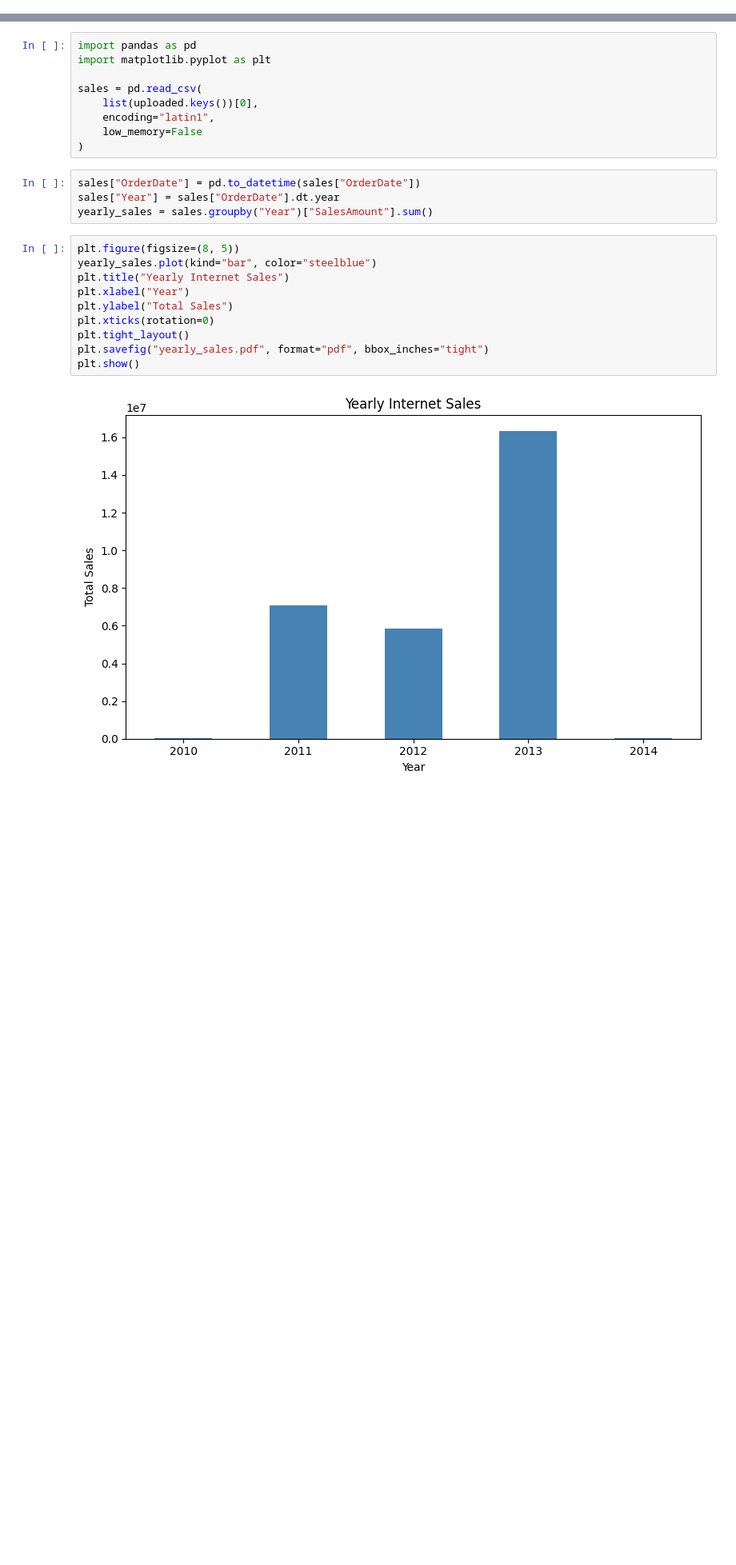
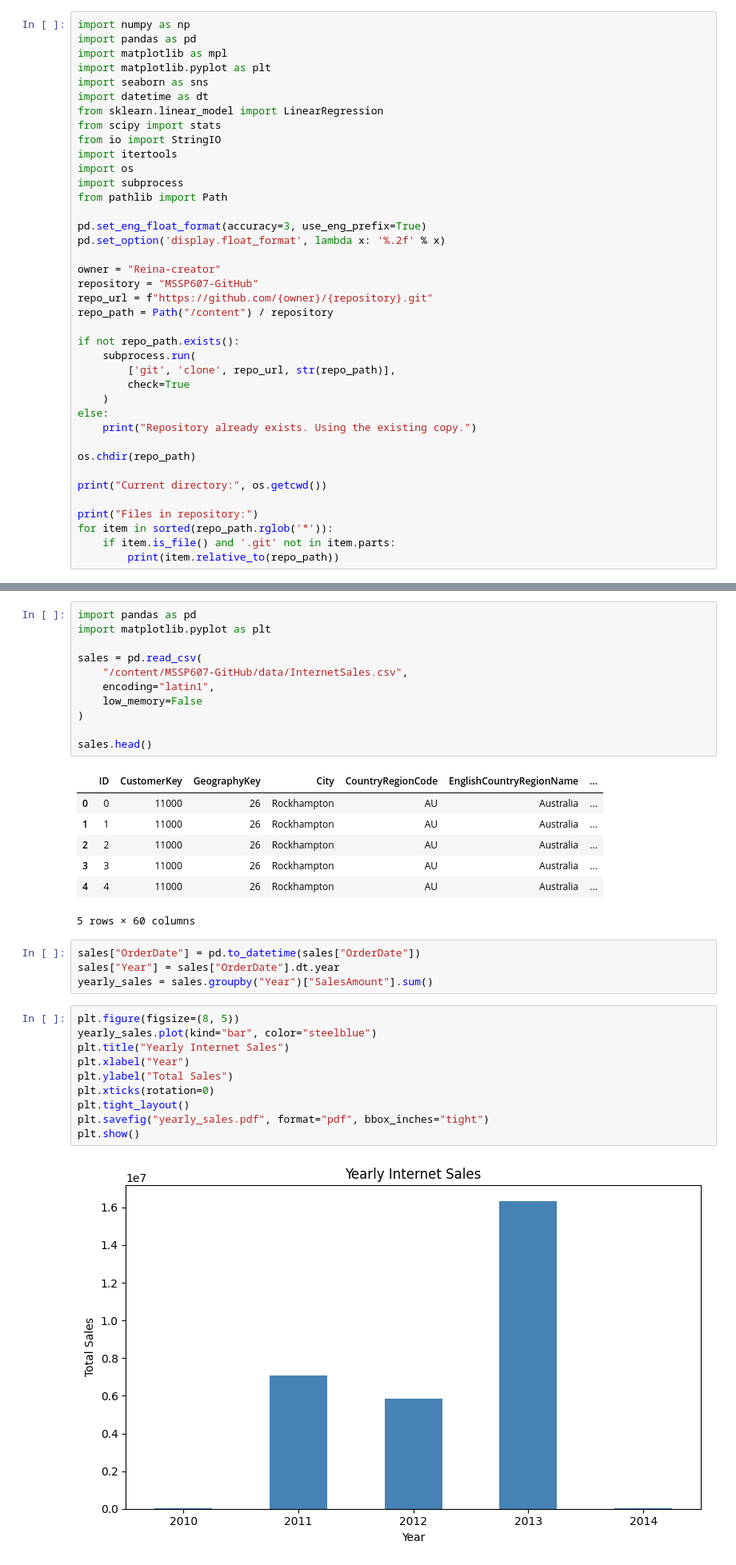
Before and after one commit to Reina-creator/MSSP607-GitHub, a Jupyter notebook: WeeklyModules/Week07/Week7Assignment.ipynb, the cells around one changed output, grey strips where cells are left out. Shown at 80% size. Saved outputs shown, nothing was run; the diff lists cells and outputs as text; blank space fills up the shorter version.

```diff
--- a/WeeklyModules/Week07/Week7Assignment.ipynb
+++ b/WeeklyModules/Week07/Week7Assignment.ipynb
@@ -9,0 +3,39 @@ Saving InternetSales.csv to InternetSales.csv
+# %%
+import numpy as np
+import pandas as pd
+import matplotlib as mpl
+import matplotlib.pyplot as plt
+import seaborn as sns
+import datetime as dt
+from sklearn.linear_model import LinearRegression
+from scipy import stats
+from io import StringIO
+import itertools
+import os
+import subprocess
+from pathlib import Path
+
+pd.set_eng_float_format(accuracy=3, use_eng_prefix=True)
+pd.set_option('display.float_format', lambda x: '%.2f' % x)
+
+owner = "Reina-creator"
+repository = "MSSP607-GitHub"
+repo_url = f"https://github.com/{owner}/{repository}.git"
+repo_path = Path("/content") / repository
+
+if not repo_path.exists():
+    subprocess.run(
+        ['git', 'clone', repo_url, str(repo_path)],
+        check=True
+    )
+else:
+    print("Repository already exists. Using the existing copy.")
+
+os.chdir(repo_path)
+
+print("Current directory:", os.getcwd())
+
+print("Files in repository:")
+for item in sorted(repo_path.rglob('*')):
+    if item.is_file() and '.git' not in item.parts:
+        print(item.relative_to(repo_path))
@@ -10,12 +60,22 @@ Saving InternetSales.csv to InternetSales.csv
 # %%
 import pandas as pd
 import matplotlib.pyplot as plt
 
 sales = pd.read_csv(
-    list(uploaded.keys())[0],
+    "/content/MSSP607-GitHub/data/InternetSales.csv",
     encoding="latin1",
     low_memory=False
 )
+
+sales.head()
+# %% [output]
+|  | ID | CustomerKey | GeographyKey | City | CountryRegionCode | EnglishCountryRegionName | ... |
+| 0 | 0 | 11000 | 26 | Rockhampton | AU | Australia | ... |
+| 1 | 1 | 11000 | 26 | Rockhampton | AU | Australia | ... |
+| 2 | 2 | 11000 | 26 | Rockhampton | AU | Australia | ... |
+| 3 | 3 | 11000 | 26 | Rockhampton | AU | Australia | ... |
+| 4 | 4 | 11000 | 26 | Rockhampton | AU | Australia | ... |
+5 rows × 60 columns
 # %%
 sales["OrderDate"] = pd.to_datetime(sales["OrderDate"])
 sales["Year"] = sales["OrderDate"].dt.year
```
Also changed, not shown: parts of 2 cells of this notebook.
